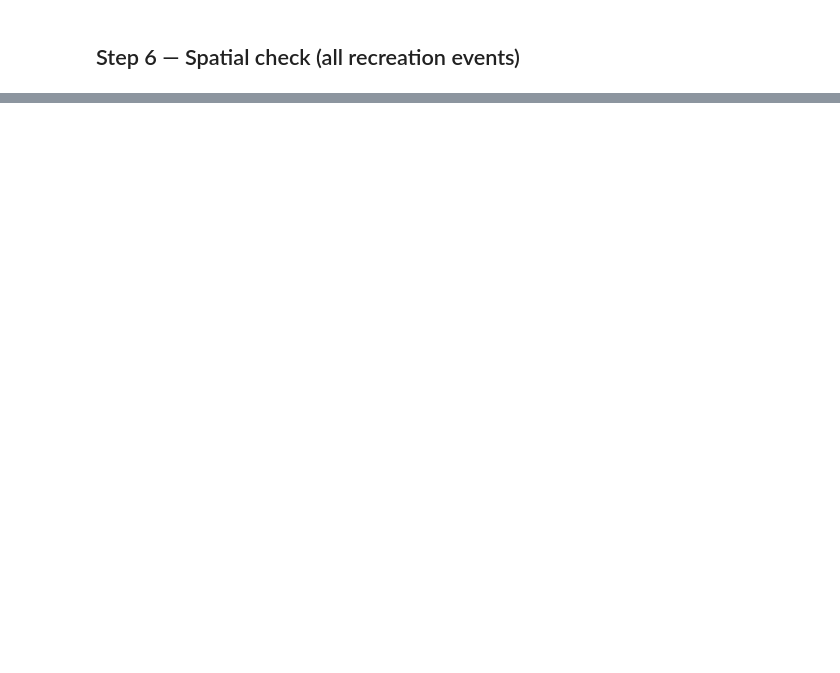
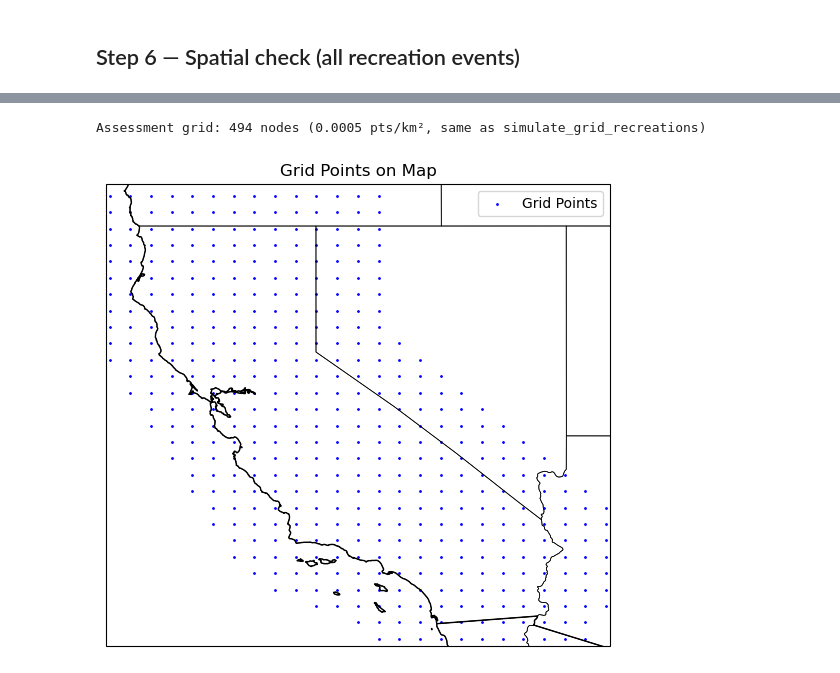
Before and after one commit to Ner-Ber/etas_edits, a Jupyter notebook: notebooks/grid_recreations_point_process.ipynb, the cells around one changed output, grey strips where cells are left out. Saved outputs shown, nothing was run; the diff lists cells and outputs as text; code cells hidden in the pictures; blank space fills up the shorter version.

Commit message:
Update grid_recreations_point_process notebook to reflect recent changes in ETAS framework and enhance diagnostic capabilities.

```diff
--- a/notebooks/grid_recreations_point_process.ipynb
+++ b/notebooks/grid_recreations_point_process.ipynb
@@ -1179,0 +1347,49 @@ plt.close(fig)
+# %%
+# Same grid nodes as continuation (GRID_POINT_DENSITY_KM2 in config cell)
+lat_asses = np.asarray(continuation_prep["lat_flat"])
+lon_asses = np.asarray(continuation_prep["lon_flat"])
+print(
+    f"Assessment grid: {len(lat_asses)} nodes "
+    f"({GRID_POINT_DENSITY_KM2} pts/km², same as simulate_grid_recreations)"
+)
+
+h_t_days = auxiliary_catalog["time"].astype("datetime64[ns]").values.astype("int64") // 10**9 / SECONDS_PER_DAY
+h_lat = auxiliary_catalog["latitude"].values
+h_lon = auxiliary_catalog["longitude"].values
+h_m = auxiliary_catalog["magnitude"].values
+
+asses_time = h_t_days.max() + 0.02  # (0.02 a day is about half an hour)
+# %% [output]
+Assessment grid: 494 nodes (0.0005 pts/km², same as simulate_grid_recreations)
+# %%
+%matplotlib inline
+import matplotlib.pyplot as plt
+
+plt.figure(figsize=(8, 6))
+plt.scatter(lon_asses, lat_asses, s=1, color='blue', label='Grid Points')
+plt.xlabel('Longitude')
+
+# Plot the California outline using cartopy
+import cartopy.crs as ccrs
+import cartopy.feature as cfeature
+
+# Close the plain matplotlib plot if open
+plt.close()
+
+fig = plt.figure(figsize=(8, 6))
+ax = plt.axes(projection=ccrs.PlateCarree())
+ax.coastlines(resolution='10m')
+ax.add_feature(cfeature.BORDERS.with_scale('10m'))
+ax.add_feature(cfeature.STATES, linewidth=0.5)
+
+# Scatter grid points
+ax.scatter(lon_asses, lat_asses, s=1, color='blue', label='Grid Points', transform=ccrs.PlateCarree())
+ax.set_extent([-125, -113, 32, 43], crs=ccrs.PlateCarree())  # Rough extent for California
+
+plt.xlabel('Longitude')
+plt.ylabel('Latitude')
+plt.title('Grid Points on Map')
+plt.legend()
+plt.show()
+# %% [output]
+[figure, added]
```
Also changed, not shown: parts of 19 cells of this notebook.
